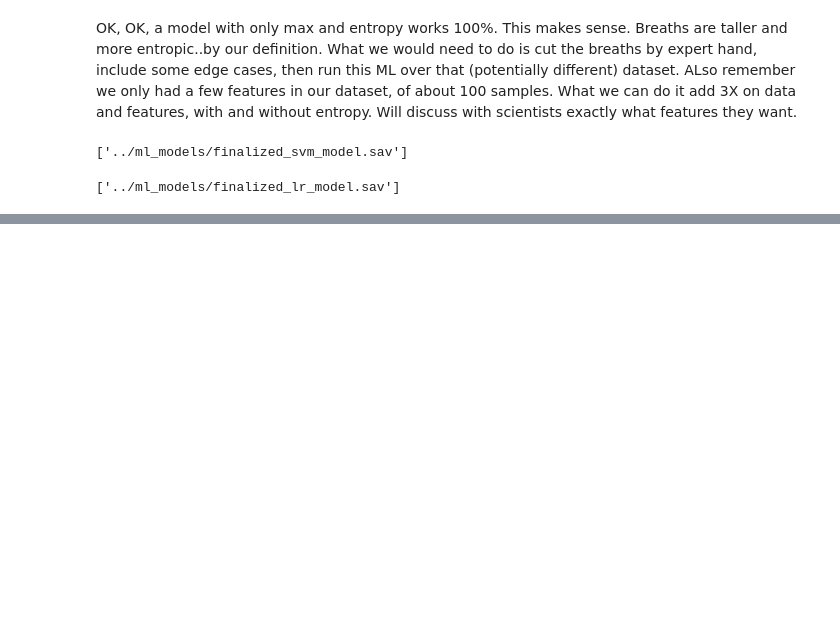
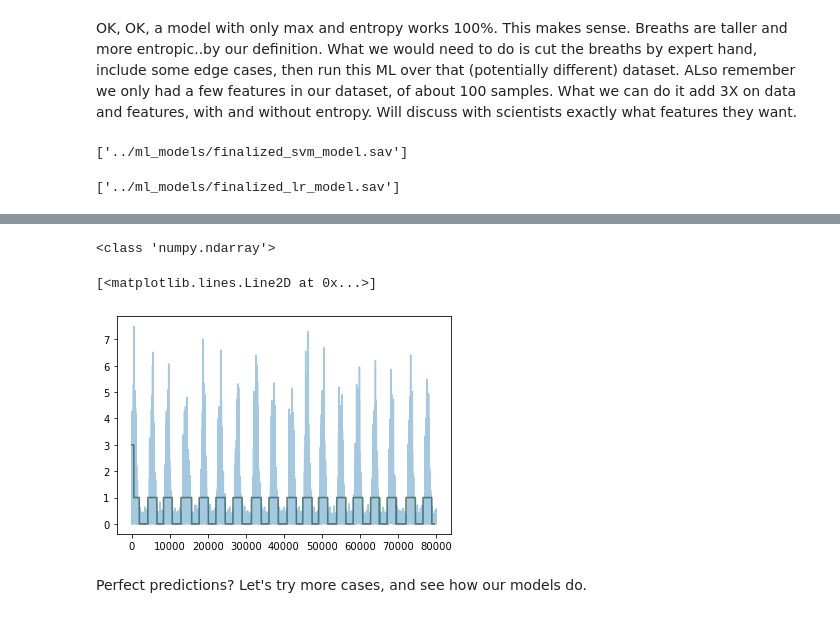
Before and after one commit to ReSurfEMG/ReSurfEMG, a Jupyter notebook: open_work/ML_EMG_1.ipynb, the cells around one changed output, grey strips where cells are left out. Cells and saved outputs as stored; diff of their text form; code cells hidden in the pictures; blank space fills up the shorter version.

Commit message:
shift predictions

```diff
--- a/open_work/ML_EMG_1.ipynb
+++ b/open_work/ML_EMG_1.ipynb
@@ -401,0 +404,3 @@ plt.plot(toy_array*1000, alpha=0.4)
+# %%
+shifter = np.zeros(500) +3
+shifter
@@ -401,0 +425,16 @@ plt.plot(toy_array*1000, alpha=0.4)
+# %%
+print(type(predictions_lr))
+# %% [output]
+<class 'numpy.ndarray'>
+# %%
+shifted_lr = np.hstack((shifter, predictions_lr))
+shifted_svm = np.hstack((shifter, predictions_svm))
+# %%
+plt.plot(shifted_svm, color='purple', alpha= 0.5)
+plt.plot(shifted_lr, color='green',  alpha= 0.5)
+plt.plot(toy_array*1000, alpha=0.4)
+# %% [output]
+[<matplotlib.lines.Line2D at 0x...>]
+[figure, added]
+# %% [markdown]
+Perfect predictions? Let's try more cases, and see how our models do.
```
Also changed, not shown: parts of 40 cells of this notebook.
